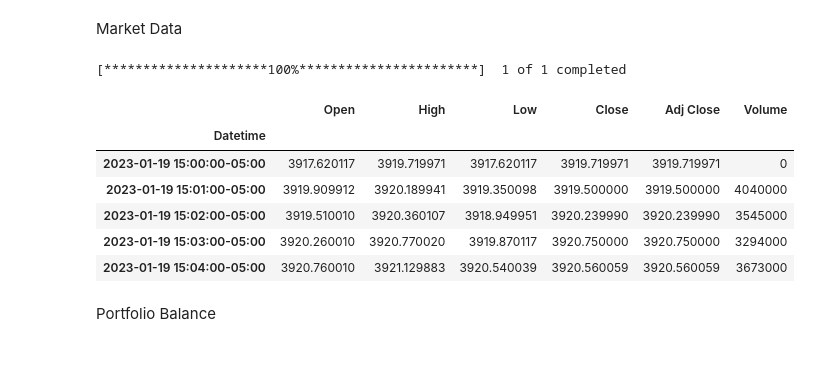
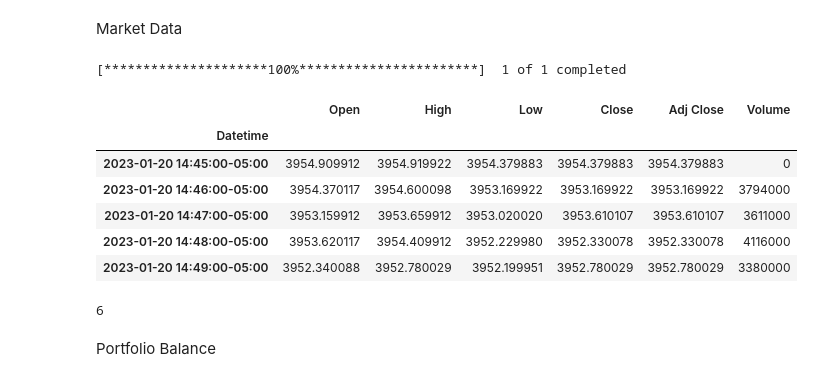
Before and after one commit to jacobsterling/quantative-analysis, a Jupyter notebook: main.ipynb, the cells around one changed output. Saved outputs shown, nothing was run; the diff lists cells and outputs as text; code cells hidden in the pictures.

```diff
--- a/main.ipynb
+++ b/main.ipynb
@@ -17,23 +16,27 @@ Market Data
 # %%
 "GC=F" # Gold
 "^GSPC" # S&P500
 
-data = yf.download("^GSPC", interval="1m") #must match name of agent
+data = yf.download("GC=F", interval="1m") #must match name of agent
 
 feed = bt.feeds.PandasDirectData(dataname = data)
 
 cerebro.adddata(feed)
 
 data.head()
 # %% [output]
 [*********************100%***********************]  1 of 1 completed
 |  | Open | High | Low | Close | Adj Close | Volume |
 | Datetime |  |  |  |  |  |  |
-| 2023-01-19 15:00:00-05:00 | 3917.620117 | 3919.719971 | 3917.620117 | 3919.719971 | 3919.719971 | 0 |
-| 2023-01-19 15:01:00-05:00 | 3919.909912 | 3920.189941 | 3919.350098 | 3919.500000 | 3919.500000 | 4040000 |
-| 2023-01-19 15:02:00-05:00 | 3919.510010 | 3920.360107 | 3918.949951 | 3920.239990 | 3920.239990 | 3545000 |
-| 2023-01-19 15:03:00-05:00 | 3920.260010 | 3920.770020 | 3919.870117 | 3920.750000 | 3920.750000 | 3294000 |
-| 2023-01-19 15:04:00-05:00 | 3920.760010 | 3921.129883 | 3920.540039 | 3920.560059 | 3920.560059 | 3673000 |
+| 2023-01-20 14:45:00-05:00 | 3954.909912 | 3954.919922 | 3954.379883 | 3954.379883 | 3954.379883 | 0 |
+| 2023-01-20 14:46:00-05:00 | 3954.370117 | 3954.600098 | 3953.169922 | 3953.169922 | 3953.169922 | 3794000 |
+| 2023-01-20 14:47:00-05:00 | 3953.159912 | 3953.659912 | 3953.020020 | 3953.610107 | 3953.610107 | 3611000 |
+| 2023-01-20 14:48:00-05:00 | 3953.620117 | 3954.409912 | 3952.229980 | 3952.330078 | 3952.330078 | 4116000 |
+| 2023-01-20 14:49:00-05:00 | 3952.340088 | 3952.780029 | 3952.199951 | 3952.780029 | 3952.780029 | 3380000 |
+# %%
+data.shape[1]
+# %% [output]
+6
 # %% [markdown]
 Portfolio Balance
 # %%
```
Also changed, not shown: parts of 6 cells of this notebook, 8 other files.
